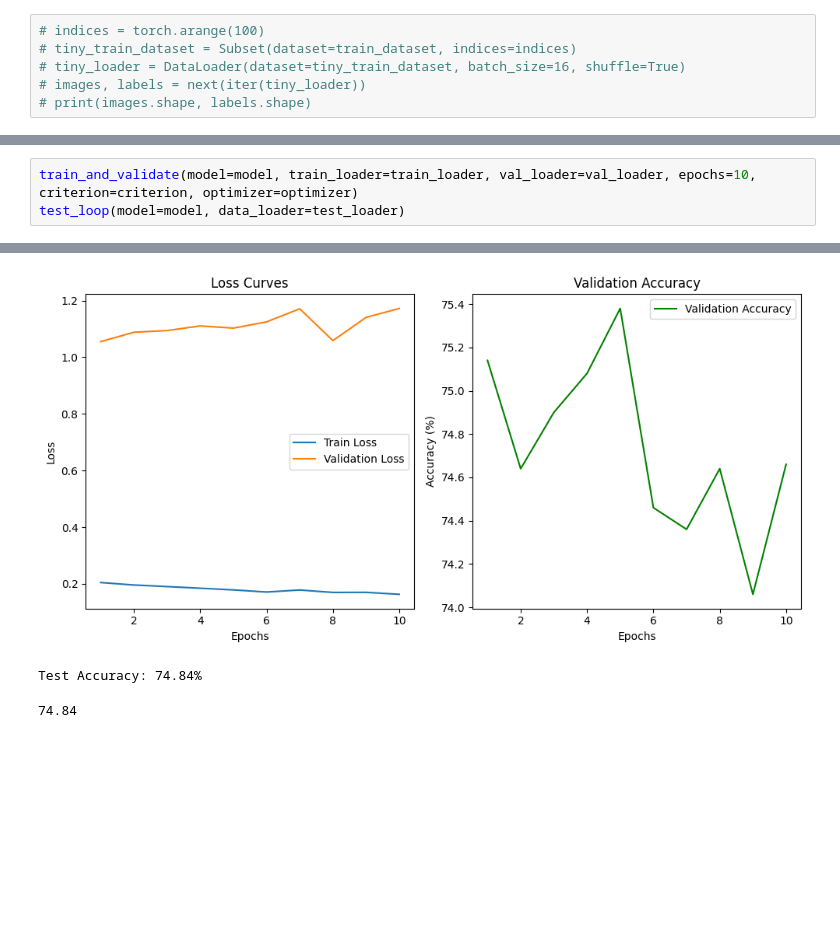
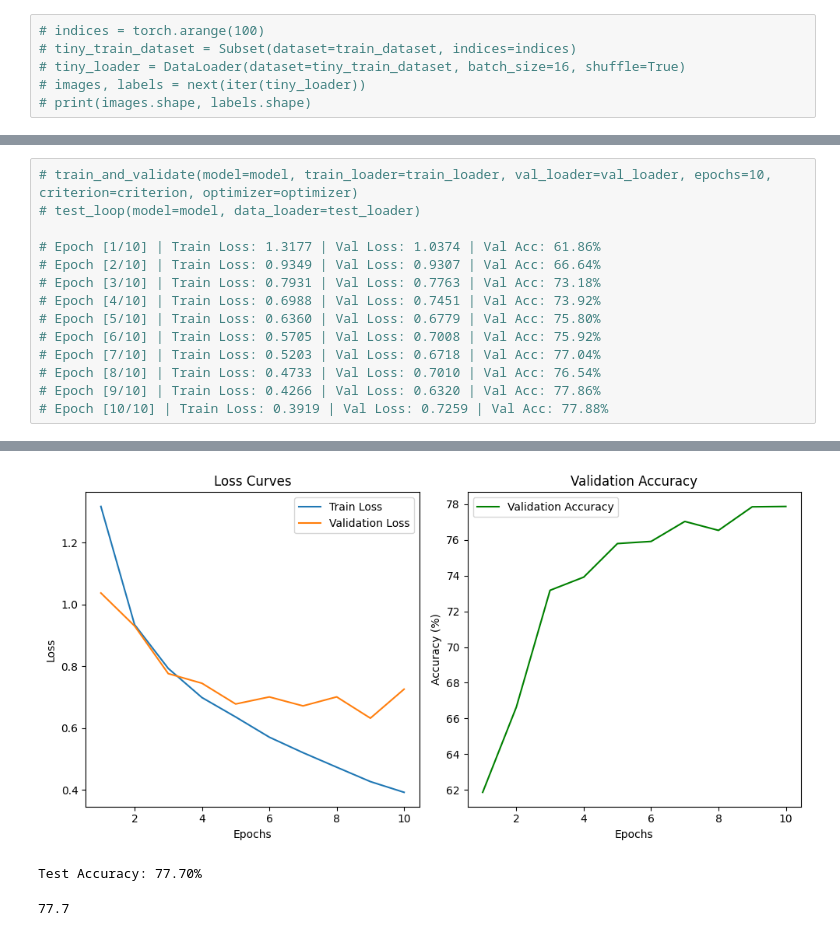
Before and after one commit to ThatRandomGuy98/CIFAR10ImageClassifier, a Jupyter notebook: cifar10ImageClassification.ipynb, the cells around one changed output, grey strips where cells are left out. Saved outputs shown, nothing was run; the diff lists cells and outputs as text; blank space fills up the shorter version.

```diff
--- a/cifar10ImageClassification.ipynb
+++ b/cifar10ImageClassification.ipynb
@@ -234,4 +298,15 @@ def test_loop(model, data_loader):
 # %%
-train_and_validate(model=model, train_loader=train_loader, val_loader=val_loader, epochs=10, criterion=criterion, optimizer=optimizer)
-test_loop(model=model, data_loader=test_loader)
+# train_and_validate(model=model, train_loader=train_loader, val_loader=val_loader, epochs=10, criterion=criterion, optimizer=optimizer)
+# test_loop(model=model, data_loader=test_loader)
+
+# Epoch [1/10] | Train Loss: 1.3177 | Val Loss: 1.0374 | Val Acc: 61.86%
+# Epoch [2/10] | Train Loss: 0.9349 | Val Loss: 0.9307 | Val Acc: 66.64%
+# Epoch [3/10] | Train Loss: 0.7931 | Val Loss: 0.7763 | Val Acc: 73.18%
+# Epoch [4/10] | Train Loss: 0.6988 | Val Loss: 0.7451 | Val Acc: 73.92%
+# Epoch [5/10] | Train Loss: 0.6360 | Val Loss: 0.6779 | Val Acc: 75.80%
+# Epoch [6/10] | Train Loss: 0.5705 | Val Loss: 0.7008 | Val Acc: 75.92%
+# Epoch [7/10] | Train Loss: 0.5203 | Val Loss: 0.6718 | Val Acc: 77.04%
+# Epoch [8/10] | Train Loss: 0.4733 | Val Loss: 0.7010 | Val Acc: 76.54%
+# Epoch [9/10] | Train Loss: 0.4266 | Val Loss: 0.6320 | Val Acc: 77.86%
+# Epoch [10/10] | Train Loss: 0.3919 | Val Loss: 0.7259 | Val Acc: 77.88%
 # %% [output]
@@ -248,3 +323,3 @@ Epoch [10/10] | Train Loss: 0.1631 | Val Loss: 1.1722 | Val Acc: 74.66%
-[figure, old version]
+[figure, new version]
-Test Accuracy: 74.84%
+Test Accuracy: 77.70%
-74.84
+77.7
```
Also changed, not shown: parts of 8 cells of this notebook.
